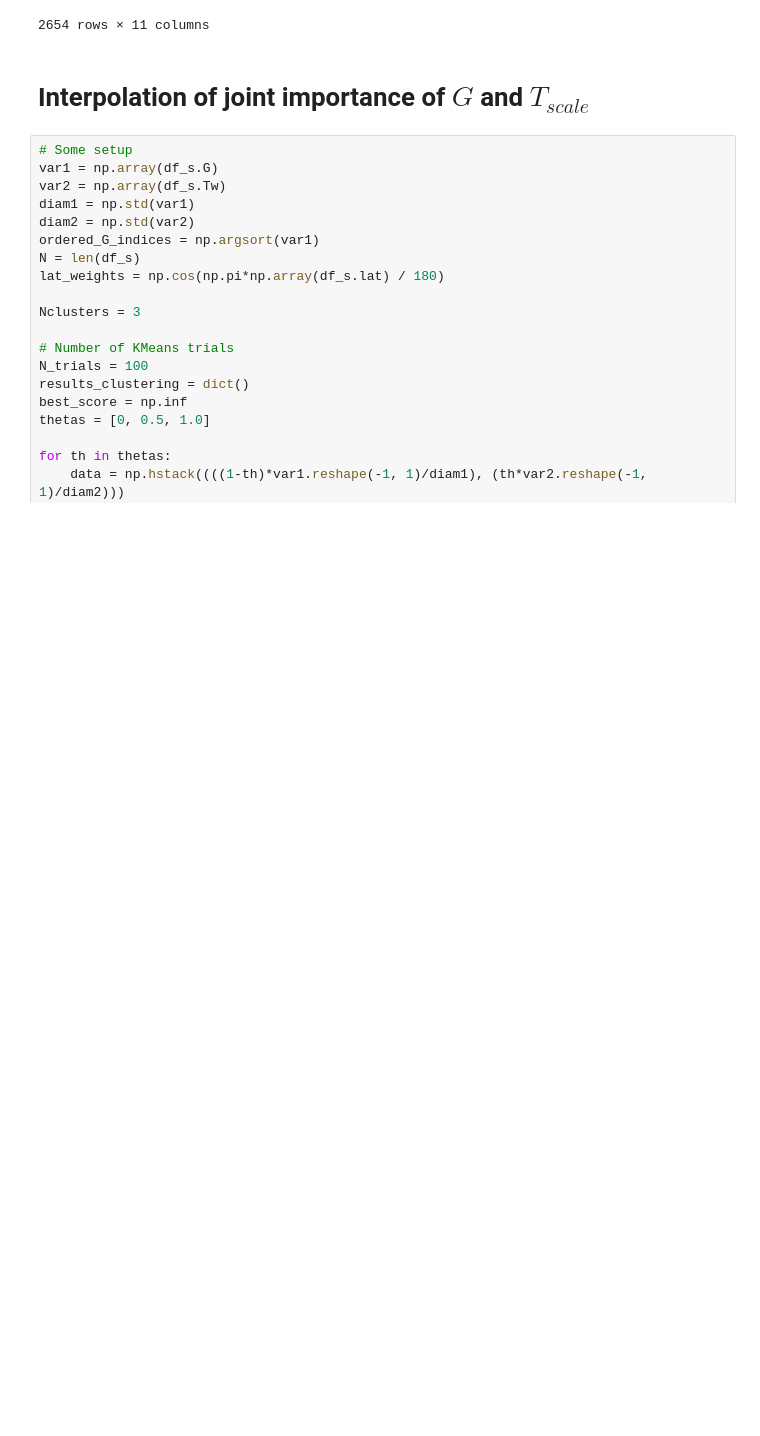
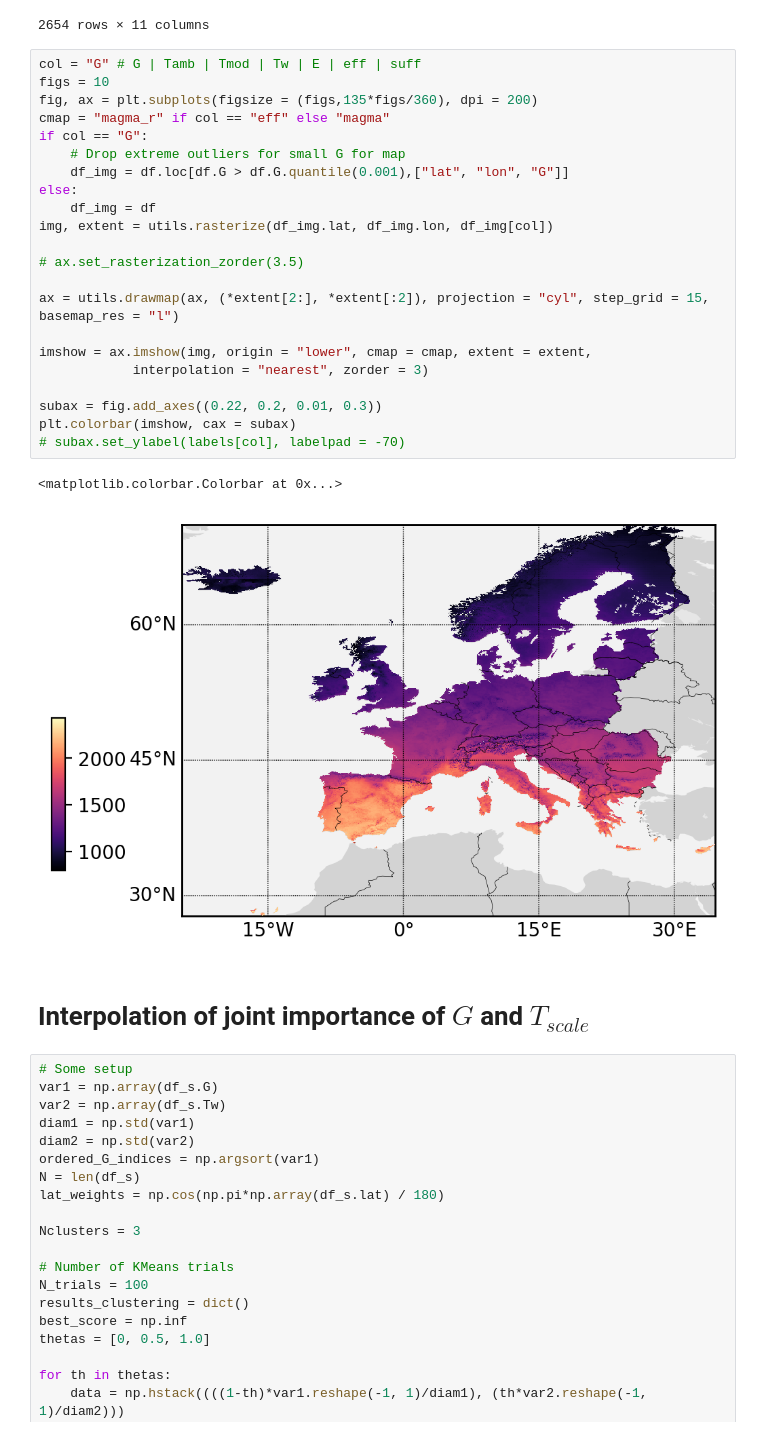
Before and after one commit to ismedina/climatic-zones-pv, a Jupyter notebook: analysis-europe.ipynb, the cells around one changed output. Saved outputs shown, nothing was run; the diff lists cells and outputs as text; blank space fills up the shorter version.

```diff
--- a/analysis-europe.ipynb
+++ b/analysis-europe.ipynb
@@ -48,6 +49,31 @@ df_s
 | 264972 | 70.5 | 30.5 | 50.0 | 890.323288 | 0.947063 | 3.182910 | 15.373711 | 896.555444 | 1.007000 | 0.528740 | 0.333807 |
 | 265528 | 71.0 | 28.0 | 51.0 | 879.300450 | 0.420033 | 2.557907 | 14.367344 | 887.394021 | 1.009205 | 0.522831 | 0.325568 |
 2654 rows × 11 columns
+# %%
+col = "G" # G | Tamb | Tmod | Tw | E | eff | suff
+figs = 10
+fig, ax = plt.subplots(figsize = (figs,135*figs/360), dpi = 200)
+cmap = "magma_r" if col == "eff" else "magma"
+if col == "G":
+    # Drop extreme outliers for small G for map
+    df_img = df.loc[df.G > df.G.quantile(0.001),["lat", "lon", "G"]]
+else:
+    df_img = df
+img, extent = utils.rasterize(df_img.lat, df_img.lon, df_img[col])
+
+# ax.set_rasterization_zorder(3.5)
+
+ax = utils.drawmap(ax, (*extent[2:], *extent[:2]), projection = "cyl", step_grid = 15, basemap_res = "l")
+
+imshow = ax.imshow(img, origin = "lower", cmap = cmap, extent = extent,
+            interpolation = "nearest", zorder = 3)
+
+subax = fig.add_axes((0.22, 0.2, 0.01, 0.3))
+plt.colorbar(imshow, cax = subax)
+# subax.set_ylabel(labels[col], labelpad = -70)
+# %% [output]
+<matplotlib.colorbar.Colorbar at 0x...>
+[figure, added]
 # %% [markdown]
 # Interpolation of joint importance of $G$ and $T_{scale}$
 # %%
```
Also changed, not shown: parts of 2 cells of this notebook, 9 other files.
